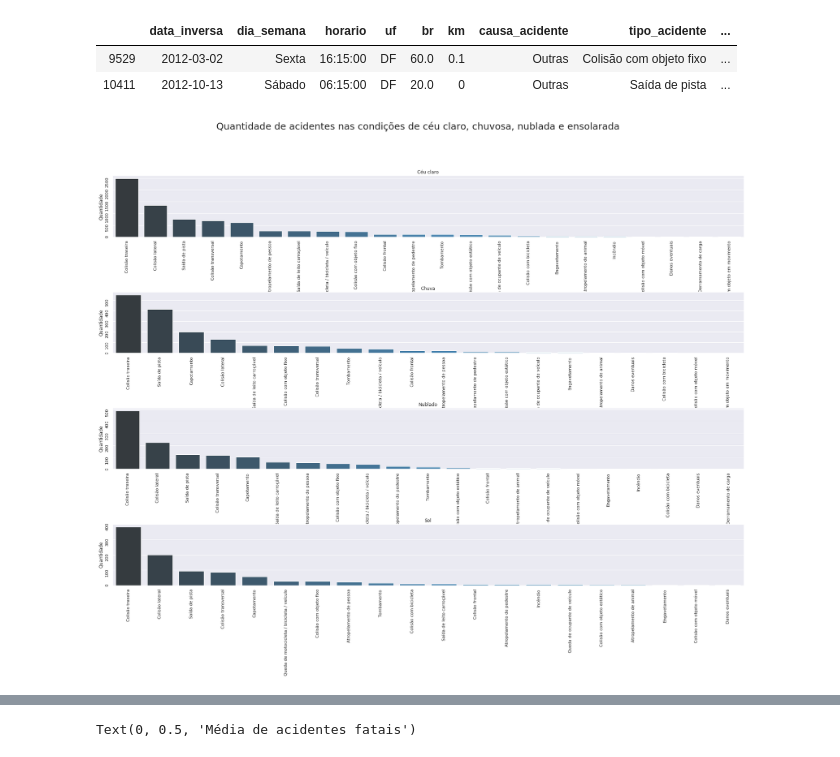
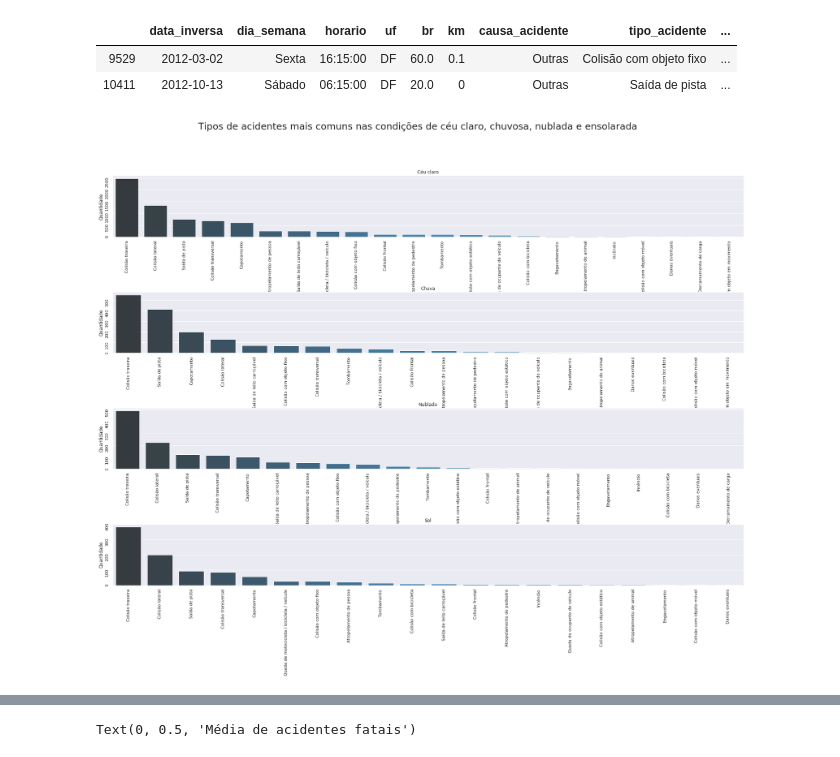
Before and after one commit to IagoCarvalho/tcc_scripts, a Jupyter notebook: QP02-Analysis.ipynb, the cells around one changed output, grey strips where cells are left out. Drawn from its saved outputs; the diff is of its cells as text; code cells hidden in the pictures.

```diff
--- a/QP02-Analysis.ipynb
+++ b/QP02-Analysis.ipynb
@@ -228,15 +279,21 @@ def barplot_com_subplots(lista_df, lista_df_label, x, y, titulo):
     plt.xlabel("")
     plt.show()
 # %%
-acidentes_condicao_ceu_claro = isola_condicao_meteorologica('ceu claro')
-acidentes_condicao_chuvosa = isola_condicao_meteorologica('chuva')
-acidentes_condicao_nublada = isola_condicao_meteorologica('nublado')
-acidentes_condicao_ensolarada = isola_condicao_meteorologica('sol')
+def plota_acidentes_condicao_meteorologica(agrupamento, titulo):
+    acidentes_condicao_ceu_claro = isola_condicao_meteorologica('ceu claro', agrupamento)
+    acidentes_condicao_chuvosa = isola_condicao_meteorologica('chuva', agrupamento)
+    acidentes_condicao_nublada = isola_condicao_meteorologica('nublado', agrupamento)
+    acidentes_condicao_ensolarada = isola_condicao_meteorologica('sol', agrupamento)
 
-lista_df_acidentes = [acidentes_condicao_ceu_claro, acidentes_condicao_chuvosa, acidentes_condicao_nublada, acidentes_condicao_ensolarada]
-lista_condicao_meteorologica = ['Céu claro', 'Chuva', 'Nublado', 'Sol']
-titulo = "Quantidade de acidentes nas condições de céu claro, chuvosa, nublada e ensolarada"
-barplot_com_subplots(lista_df_acidentes, lista_condicao_meteorologica, 'tipo_acidente', 'causa_acidente', titulo)
+    lista_df_acidentes = [acidentes_condicao_ceu_claro,
+                          acidentes_condicao_chuvosa,
+                          acidentes_condicao_nublada,
+                          acidentes_condicao_ensolarada]
+    lista_condicao_meteorologica = ['Céu claro', 'Chuva', 'Nublado', 'Sol']
+    barplot_com_subplots(lista_df_acidentes, lista_condicao_meteorologica, agrupamento, 'causa_acidente', titulo)
-# %% [output]
-[figure, removed]
+# %%
+titulo = "Tipos de acidentes mais comuns nas condições de céu claro, chuvosa, nublada e ensolarada"
+plota_acidentes_condicao_meteorologica('tipo_acidente', titulo)
+# %% [output]
+[figure, added]
 # %%
```
Also changed, not shown: parts of 11 cells of this notebook.
